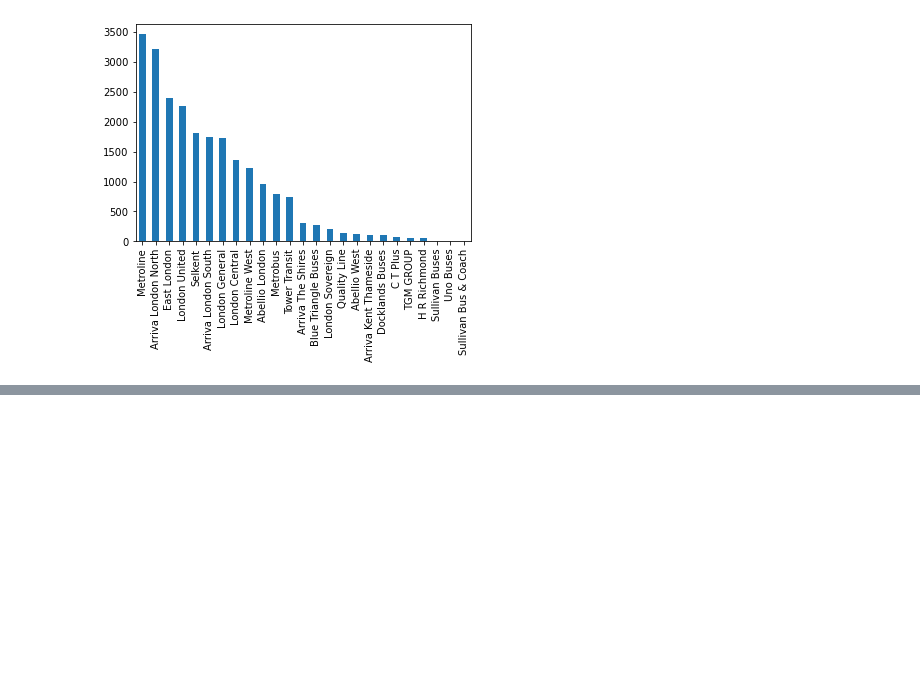
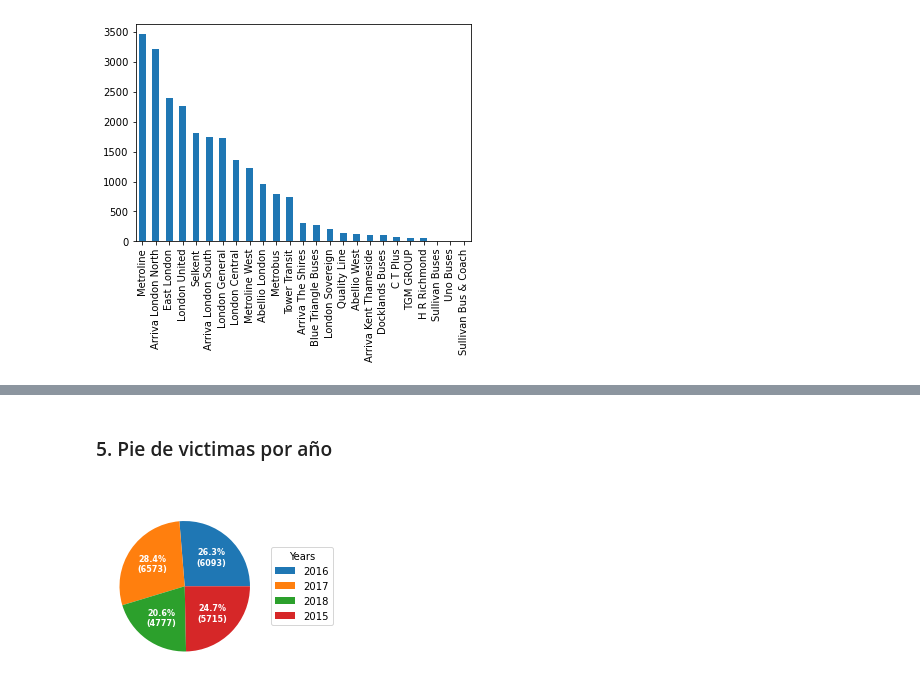
Before and after one commit to juniorpeves/Notebook-Visualization, a Jupyter notebook: ProyectoFinal-BI.ipynb, the cells around one changed output, grey strips where cells are left out. Cells and saved outputs as stored; diff of their text form; code cells hidden in the pictures; blank space fills up the shorter version.

```diff
--- a/ProyectoFinal-BI.ipynb
+++ b/ProyectoFinal-BI.ipynb
@@ -35,4 +30,0 @@ Q1['Victim_Category'].value_counts(ascending=False).plot(kind='bar')
-# %%
-#df[df.Victim_Category == 'Cyclist']['Victims_Sex'].value_counts()
-a = len(df[(df['Victim_Category'] == 'Cyclist')])
-a
@@ -102,0 +33,14 @@ plt.show()
+# %%
+Q1 = df
+category = list(set(df['Victim_Category']))
+sex = list(set(df['Victims_Sex']))
+data2 = []
+#data9=[ [0,0,0] for i in range(16)]
+for b in range(16):
+    data3=[]
+    for a in range(3):
+        #data9[b][a] = len(df[(Q1['Victims_Sex'] == sex[a]) & (Q1['Victim_Category'] == category[b])])
+        data3.append(len(df[(Q1['Victims_Sex'] == sex[a]) & (Q1['Victim_Category'] == category[b])]))
+    data2.append(data3)
+data1 = pd.DataFrame(data2, index=category,columns=['Male','Female','Unknow'])
+data1.sort_values(by=['Male'], ascending=False)
@@ -102,0 +65,31 @@ plt.show()
+# %% [markdown]
+### 5. Pie de victimas por año
+# %%
+year = list(set(df['Year']))
+cantidad = []
+for a in range(4):
+        cantidad.append(len(df[(Q1['Year'] == year[a])]))
+
+fig, ax = plt.subplots(figsize=(6, 3), subplot_kw=dict(aspect="equal"))
+
+data = cantidad
+ingredients = year
+
+def func(pct, allvals):
+    absolute = int(np.round(pct/100.*np.sum(allvals)))
+    return "{:.1f}%\n({:d})".format(pct, absolute)
+
+wedges, texts, autotexts = ax.pie(data, autopct=lambda pct: func(pct, data),
+                                  textprops=dict(color="w"))
+ax.legend(wedges, ingredients,
+          title="Years",
+          loc="center left",
+          bbox_to_anchor=(1, 0, 0.5, 1))
+
+plt.setp(autotexts, size=8, weight="bold")
+
+ax.set_title("Accidentados por año", color="w")
+
+plt.show()
+# %% [output]
+[figure, added]
```
Also changed, not shown: parts of 11 cells of this notebook.
